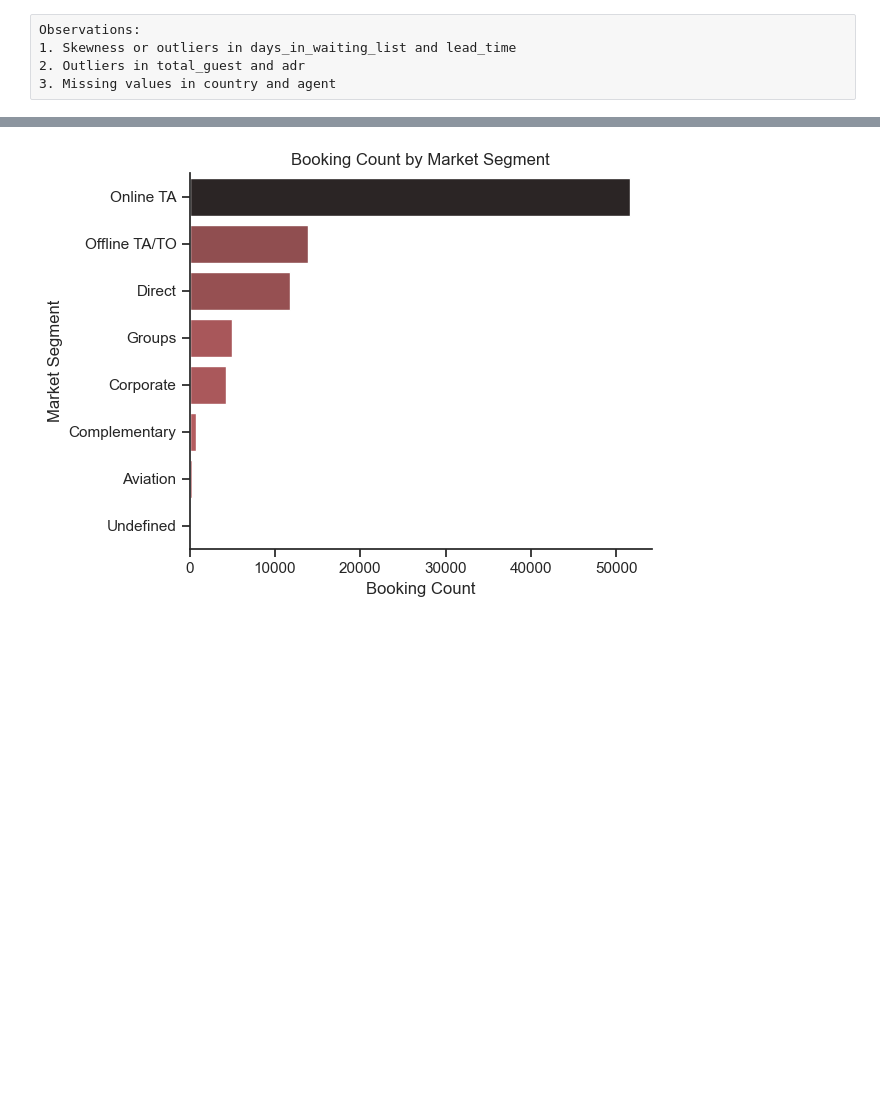
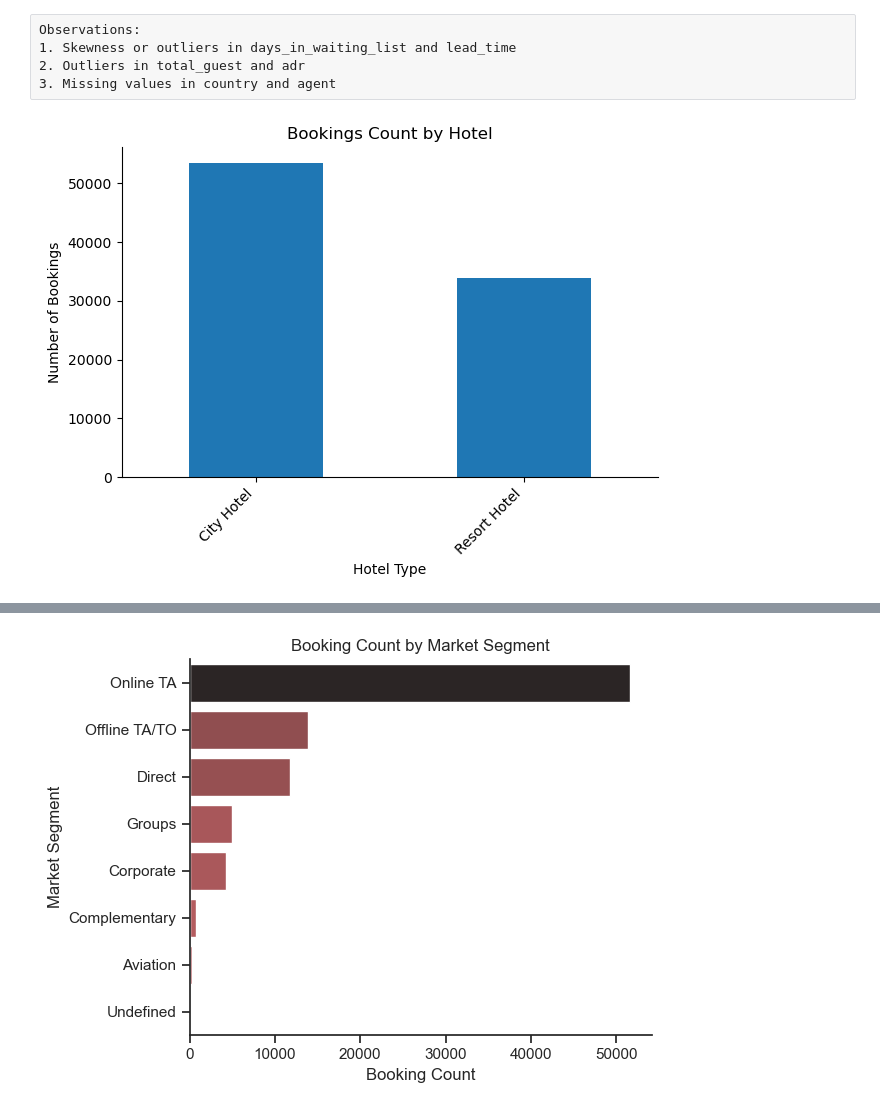
Before and after one commit to Abbie-oye/1_Hotel-Booking-Demand-Project, a Jupyter notebook: 2_With_Python/1_EDA.ipynb, the cells around one changed output, grey strips where cells are left out. Cells and saved outputs as stored; diff of their text form; code cells hidden in the pictures; blank space fills up the shorter version.

```diff
--- a/2_With_Python/1_EDA.ipynb
+++ b/2_With_Python/1_EDA.ipynb
@@ -74,6 +75,20 @@ Observations:
 # %%
 # Removing entries with negative adr
 df_filtered = df[df['adr'] >= 0].copy()
+# %%
+booking_count_by_hotel = df_filtered['hotel'].value_counts()
+
+booking_count_by_hotel.plot(kind='bar')
+sns.despine()
+plt.title('Bookings Count by Hotel')
+plt.xlabel('Hotel Type')
+plt.ylabel('Number of Bookings')
+plt.xticks(rotation=45, ha='right')
+
+plt.tight_layout()
+plt.show()
+# %% [output]
+[figure, added]
 # %%
 booking_count = df_filtered['customer_type'].value_counts()
 
```
Also changed, not shown: parts of 2 cells of this notebook, 10 other files.
